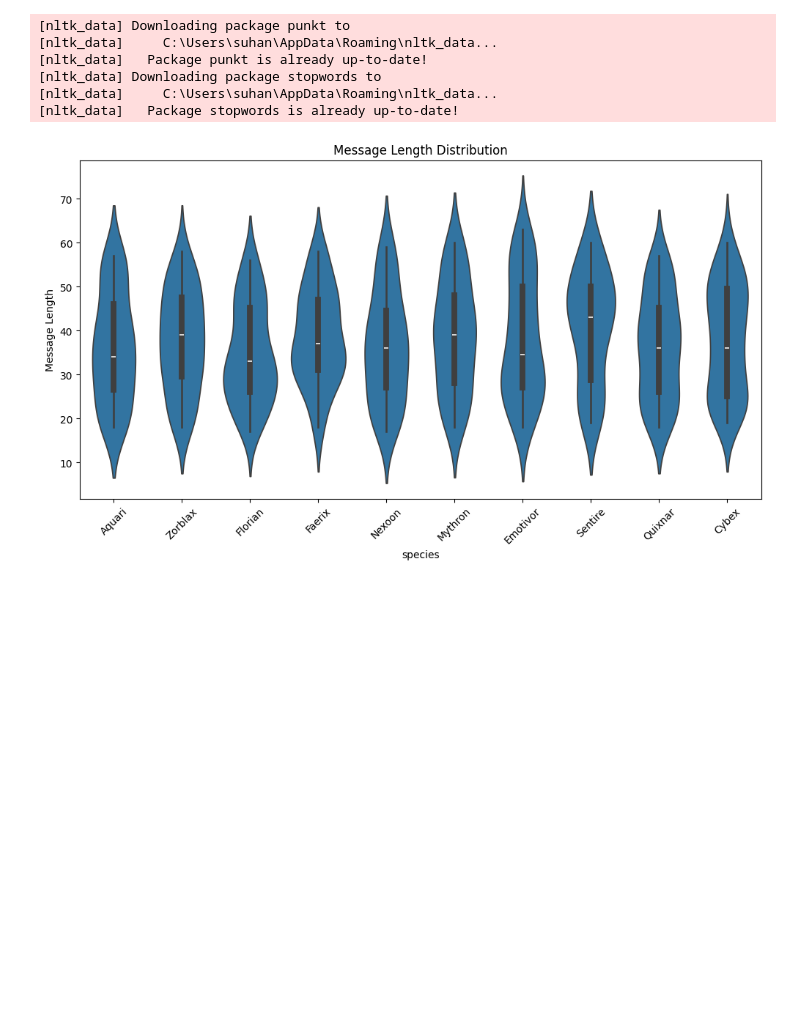
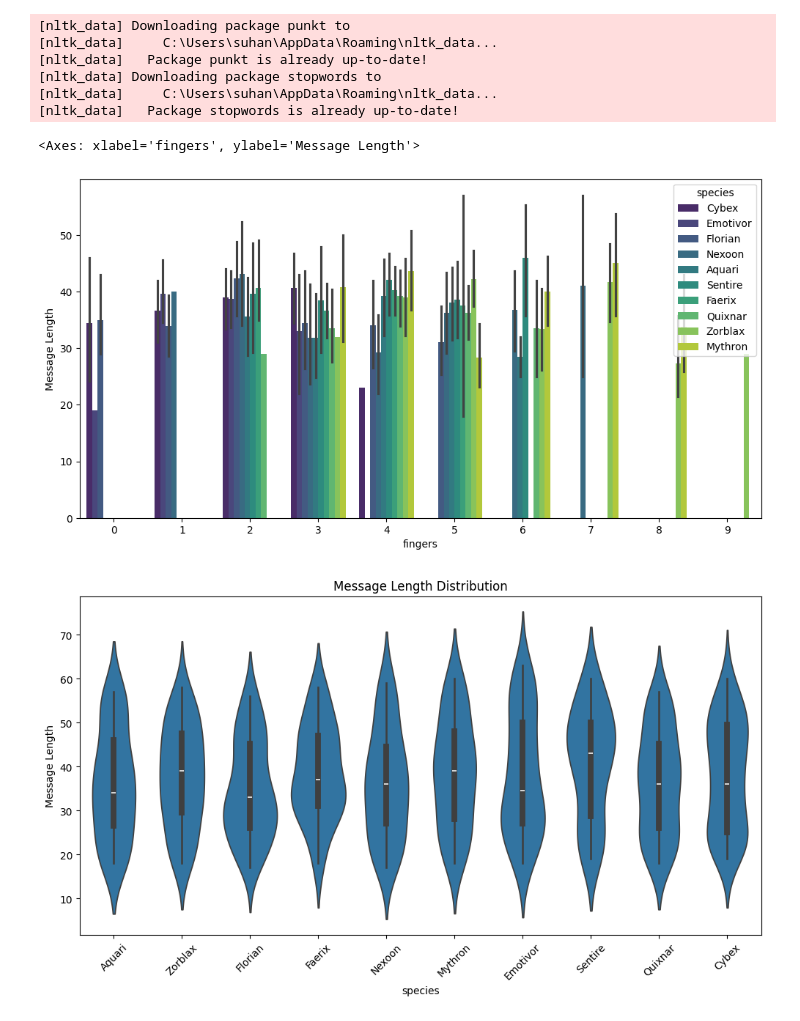
Before and after one commit to suhankd/Innov8-hackathon, a Jupyter notebook: EDA.ipynb, the cells around one changed output. Saved outputs shown, nothing was run; the diff lists cells and outputs as text; code cells hidden in the pictures; blank space fills up the shorter version.

Commit message:
darshbir was wrong

```diff
--- a/EDA.ipynb
+++ b/EDA.ipynb
@@ -101,6 +101,17 @@ data['Processed Message'] = data['message'].apply(preprocess_message)
 [nltk_data] Downloading package stopwords to
 [nltk_data]     C:\Users\suhan\AppData\Roaming\nltk_data...
 [nltk_data]   Package stopwords is already up-to-date!
+# %%
+# Checking whether the message length correlates with the number of fingers. (Darshbir Recommendation)
+
+
+plt.figure(figsize=(12,6))
+sns.barplot(data=data, x = 'fingers', y = 'Message Length', hue = 'species', palette='viridis')
+
+# Darshbir was wrong.
+# %% [output]
+<Axes: xlabel='fingers', ylabel='Message Length'>
+[figure, added]
 # %%
 # Message length distribution
 
```
Also changed, not shown: parts of 2 cells of this notebook.
